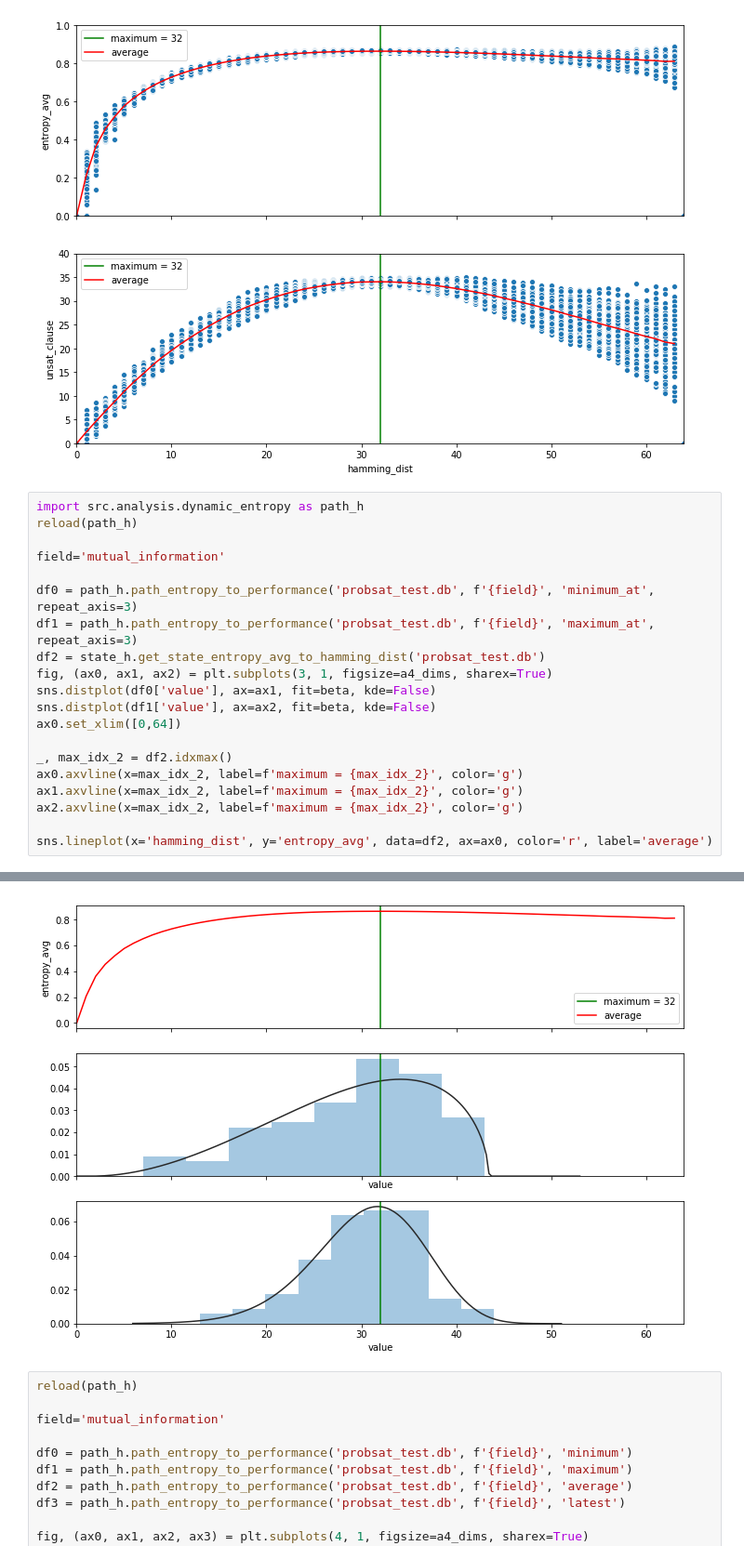
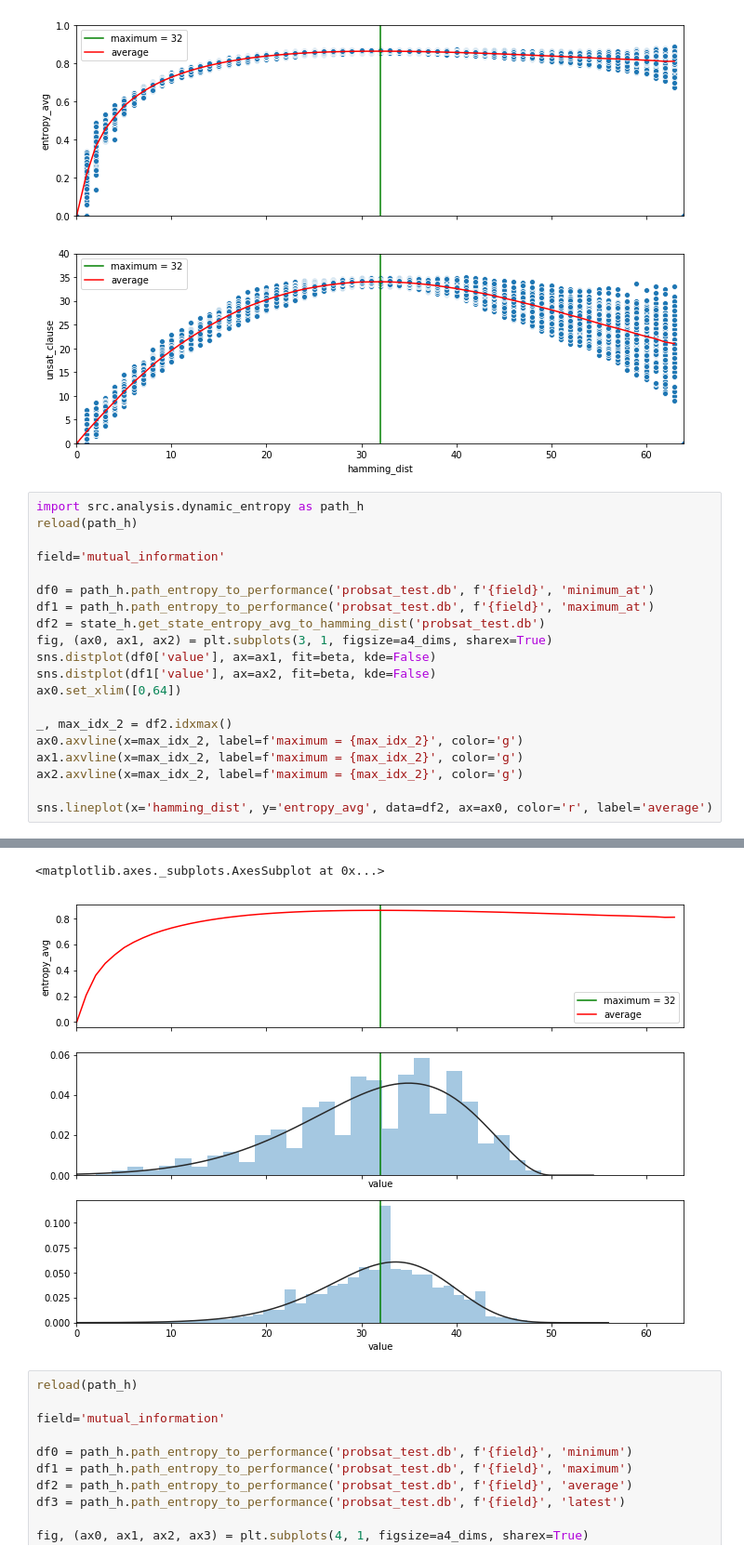
Before and after one commit to SRechenberger/Masterarbeit_Code, a Jupyter notebook: analysis.ipynb, the cells around one changed output, grey strips where cells are left out. Shown: that part at 93% size. Saved outputs shown, nothing was run; the diff lists cells and outputs as text.

```diff
--- a/analysis.ipynb
+++ b/analysis.ipynb
@@ -49,8 +52,8 @@ reload(path_h)
 
 field='mutual_information'
 
-df0 = path_h.path_entropy_to_performance('probsat_test.db', f'{field}', 'minimum_at', repeat_axis=3)
-df1 = path_h.path_entropy_to_performance('probsat_test.db', f'{field}', 'maximum_at', repeat_axis=3)
+df0 = path_h.path_entropy_to_performance('probsat_test.db', f'{field}', 'minimum_at')
+df1 = path_h.path_entropy_to_performance('probsat_test.db', f'{field}', 'maximum_at')
 df2 = state_h.get_state_entropy_avg_to_hamming_dist('probsat_test.db')
 fig, (ax0, ax1, ax2) = plt.subplots(3, 1, figsize=a4_dims, sharex=True)
 sns.distplot(df0['value'], ax=ax1, fit=beta, kde=False)
@@ -68,4 +71,5 @@ sns.lineplot(x='hamming_dist', y='entropy_avg', data=df2, ax=ax0, color='r', lab
+<matplotlib.axes._subplots.AxesSubplot at 0x...>
-[figure, old version]
+[figure, new version]
 # %%
 reload(path_h)
 
```
Also changed, not shown: parts of 4 cells of this notebook.
